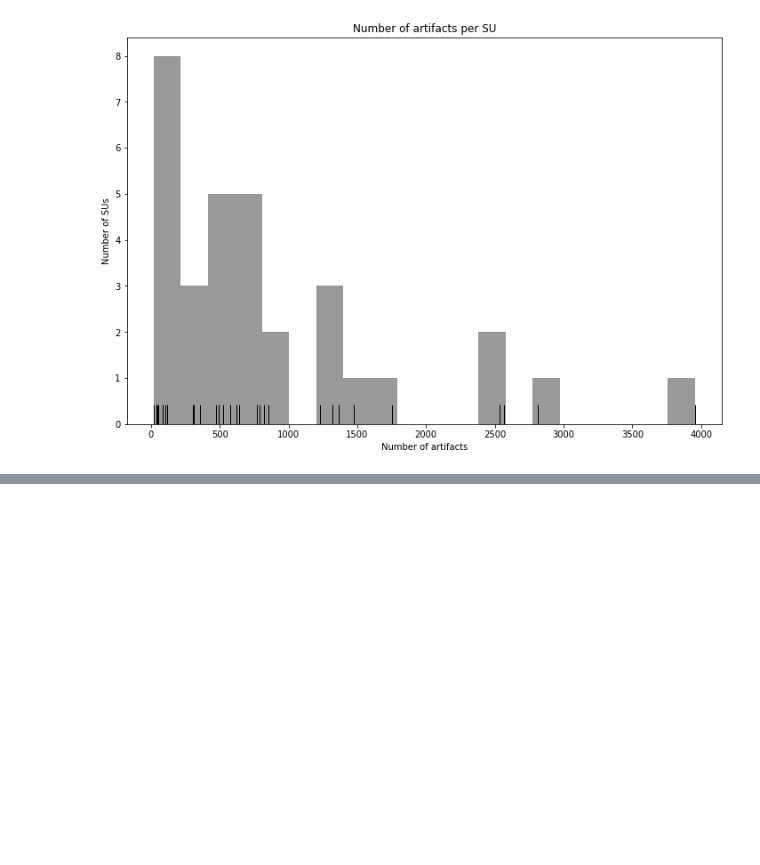
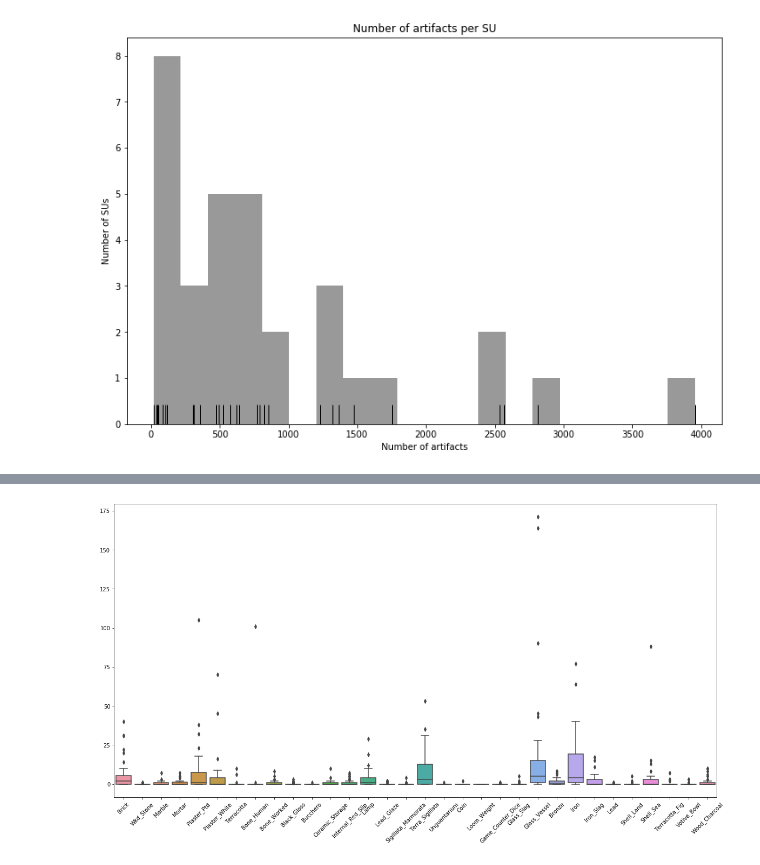
Before and after one commit to jrkreiger/shannon-diversity-analysis, a Jupyter notebook: visualizations.ipynb, the cells around one changed output, grey strips where cells are left out. Cells and saved outputs as stored; diff of their text form; code cells hidden in the pictures; blank space fills up the shorter version.

```diff
--- a/visualizations.ipynb
+++ b/visualizations.ipynb
@@ -95,0 +99,13 @@ plt.show();
+# %%
+small_features = data.drop(['SU', 'SUM', 'Richness', 'Coarseware', 'Cookware',
+                            'Tesserae', 'Bone_Animal', 'Amphora', 'Fineware',
+                            'Thinwall'], axis=1)
+
+plt.figure(figsize=(20, 10))
+sns.boxplot(data=small_features)
+plt.xticks(rotation=45);
+
+# for feature in features.columns:
+#     sns.boxplot(x=feature, data=features)
+# %% [output]
+[figure, added]
```
Also changed, not shown: parts of 5 cells of this notebook.
